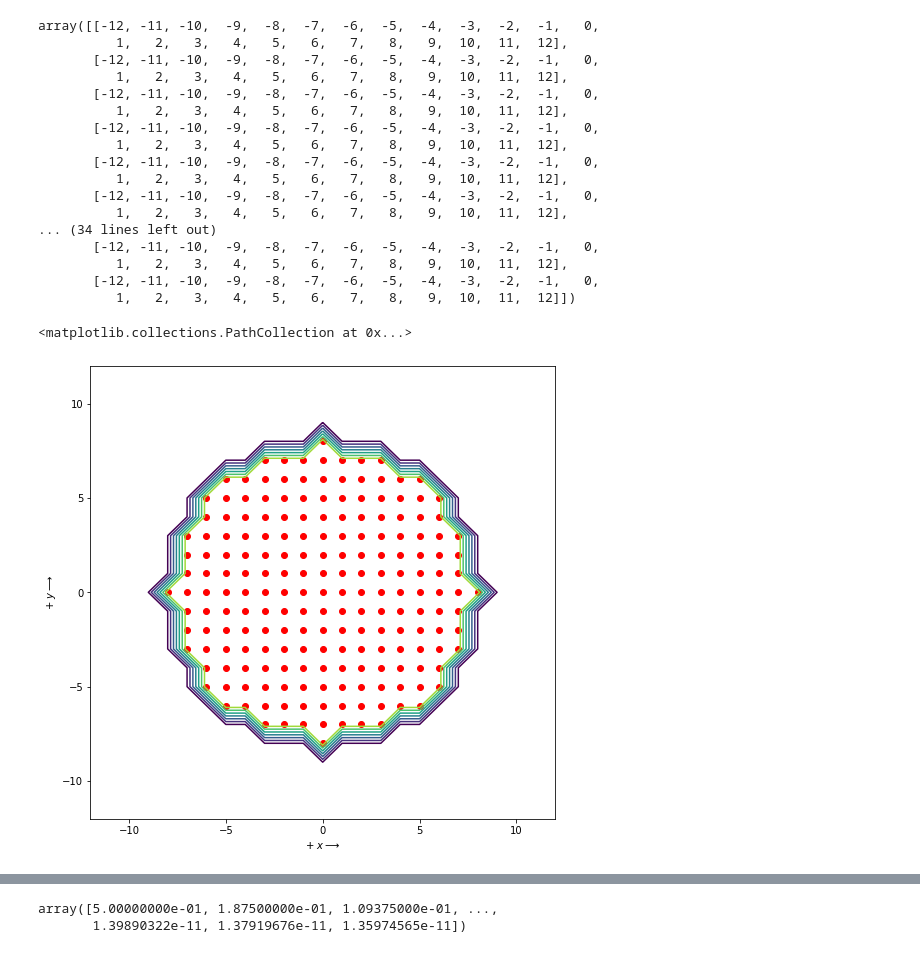
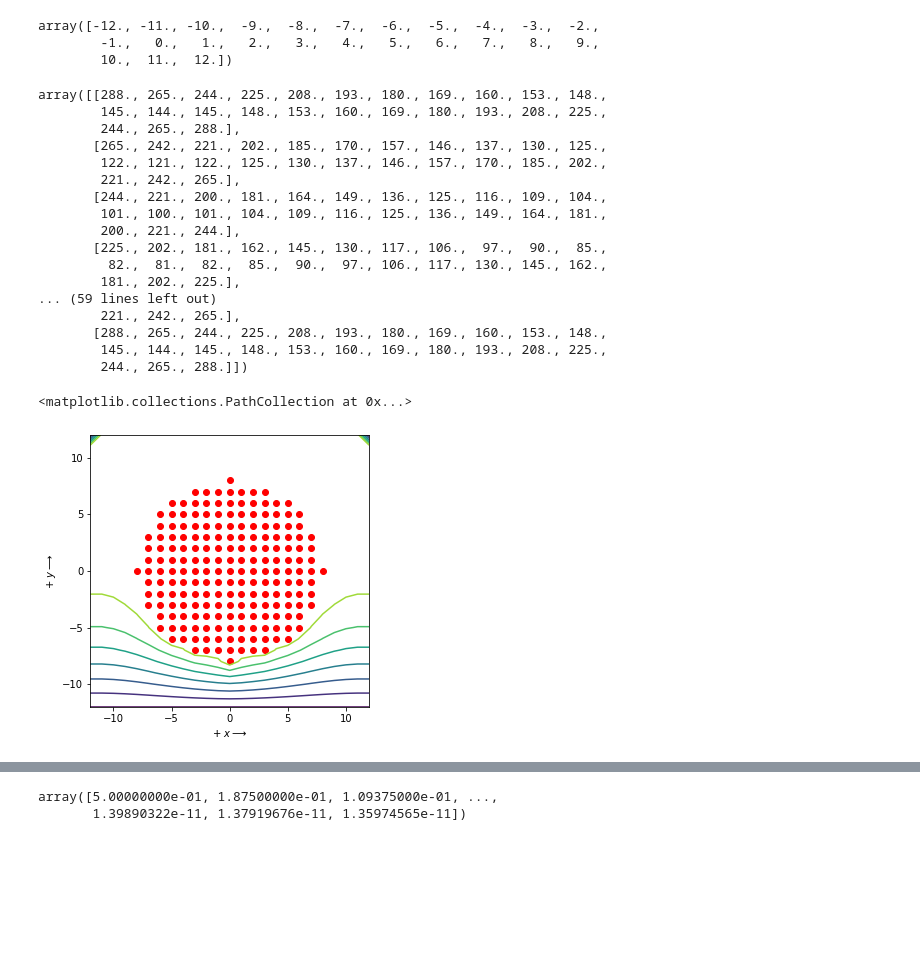
Before and after one commit to shanmukh2607/EE2703, a Jupyter notebook: week5-resistor/Assignment 5.ipynb, the cells around one changed output, grey strips where cells are left out. Drawn from its saved outputs; the diff is of its cells as text; code cells hidden in the pictures; blank space fills up the shorter version.

```diff
--- a/week5-resistor/Assignment 5.ipynb
+++ b/week5-resistor/Assignment 5.ipynb
@@ -13,13 +23,8 @@ Niter = 1500
 # %%
 phi = np.zeros((Ny,Nx))
 # %%
-if Nx % 2 ==1:
-    endx = (Nx-1)//2
-    x = np.arange(-endx,endx+1)
-if Ny % 2 ==1:
-    endy = (Ny-1)//2
-    y = np.asarray(range(+endy,-endy-1,-1))
-
+x = np.arange(Nx) - (Nx-1)/2
+y = np.flip(np.arange(Ny) - (Ny-1)/2)
 X,Y = np.meshgrid(x,y)
 ii = np.where(X*X + Y*Y <= radius**2)
 phi[ii] =1
@@ -46,32 +31,38 @@ array([[ 12,  12,  12,  12,  12,  12,  12,  12,  12,  12,  12,  12,  12,
-# %%
-X
-# %% [output]
-array([[-12, -11, -10,  -9,  -8,  -7,  -6,  -5,  -4,  -3,  -2,  -1,   0,
-          1,   2,   3,   4,   5,   6,   7,   8,   9,  10,  11,  12],
-       [-12, -11, -10,  -9,  -8,  -7,  -6,  -5,  -4,  -3,  -2,  -1,   0,
-          1,   2,   3,   4,   5,   6,   7,   8,   9,  10,  11,  12],
-       [-12, -11, -10,  -9,  -8,  -7,  -6,  -5,  -4,  -3,  -2,  -1,   0,
-          1,   2,   3,   4,   5,   6,   7,   8,   9,  10,  11,  12],
-       [-12, -11, -10,  -9,  -8,  -7,  -6,  -5,  -4,  -3,  -2,  -1,   0,
-          1,   2,   3,   4,   5,   6,   7,   8,   9,  10,  11,  12],
-       [-12, -11, -10,  -9,  -8,  -7,  -6,  -5,  -4,  -3,  -2,  -1,   0,
-          1,   2,   3,   4,   5,   6,   7,   8,   9,  10,  11,  12],
-       [-12, -11, -10,  -9,  -8,  -7,  -6,  -5,  -4,  -3,  -2,  -1,   0,
-          1,   2,   3,   4,   5,   6,   7,   8,   9,  10,  11,  12],
-... (34 lines left out)
-       [-12, -11, -10,  -9,  -8,  -7,  -6,  -5,  -4,  -3,  -2,  -1,   0,
-          1,   2,   3,   4,   5,   6,   7,   8,   9,  10,  11,  12],
-       [-12, -11, -10,  -9,  -8,  -7,  -6,  -5,  -4,  -3,  -2,  -1,   0,
-          1,   2,   3,   4,   5,   6,   7,   8,   9,  10,  11,  12]])
+# %%
+x
+# %% [output]
+array([-12., -11., -10.,  -9.,  -8.,  -7.,  -6.,  -5.,  -4.,  -3.,  -2.,
+        -1.,   0.,   1.,   2.,   3.,   4.,   5.,   6.,   7.,   8.,   9.,
+        10.,  11.,  12.])
+# %%
+X**2 + Y**2
+# %% [output]
+array([[288., 265., 244., 225., 208., 193., 180., 169., 160., 153., 148.,
+        145., 144., 145., 148., 153., 160., 169., 180., 193., 208., 225.,
+        244., 265., 288.],
+       [265., 242., 221., 202., 185., 170., 157., 146., 137., 130., 125.,
+        122., 121., 122., 125., 130., 137., 146., 157., 170., 185., 202.,
+        221., 242., 265.],
+       [244., 221., 200., 181., 164., 149., 136., 125., 116., 109., 104.,
+        101., 100., 101., 104., 109., 116., 125., 136., 149., 164., 181.,
+        200., 221., 244.],
+       [225., 202., 181., 162., 145., 130., 117., 106.,  97.,  90.,  85.,
+         82.,  81.,  82.,  85.,  90.,  97., 106., 117., 130., 145., 162.,
+        181., 202., 225.],
+... (59 lines left out)
+        221., 242., 265.],
+       [288., 265., 244., 225., 208., 193., 180., 169., 160., 153., 148.,
+        145., 144., 145., 148., 153., 160., 169., 180., 193., 208., 225.,
+        244., 265., 288.]])
 # %%
-fig,ax = plt.subplots(figsize=(Nx/3,Ny/3),num =0)
+fig,ax = plt.subplots(figsize=(5,5),num =0)
 plt.xlabel(r'+ $x\longrightarrow$')
 plt.ylabel(r'+ $y\longrightarrow$')
 ax.contour(X,Y,phi)
-ax.scatter(ii[1]-endx,ii[0]-endy,marker = 'o', color ='r')
+ax.scatter(ii[1]-(Nx-1)/2,ii[0]-(Ny-1)/2,marker = 'o', color ='r')
 # %% [output]
 <matplotlib.collections.PathCollection at 0x...>
-[figure, old version]
+[figure, new version]
 # %%
 errors = np.zeros(Niter)
 for k in range(Niter):
```
Also changed, not shown: parts of 5 cells of this notebook, 12 other files.
